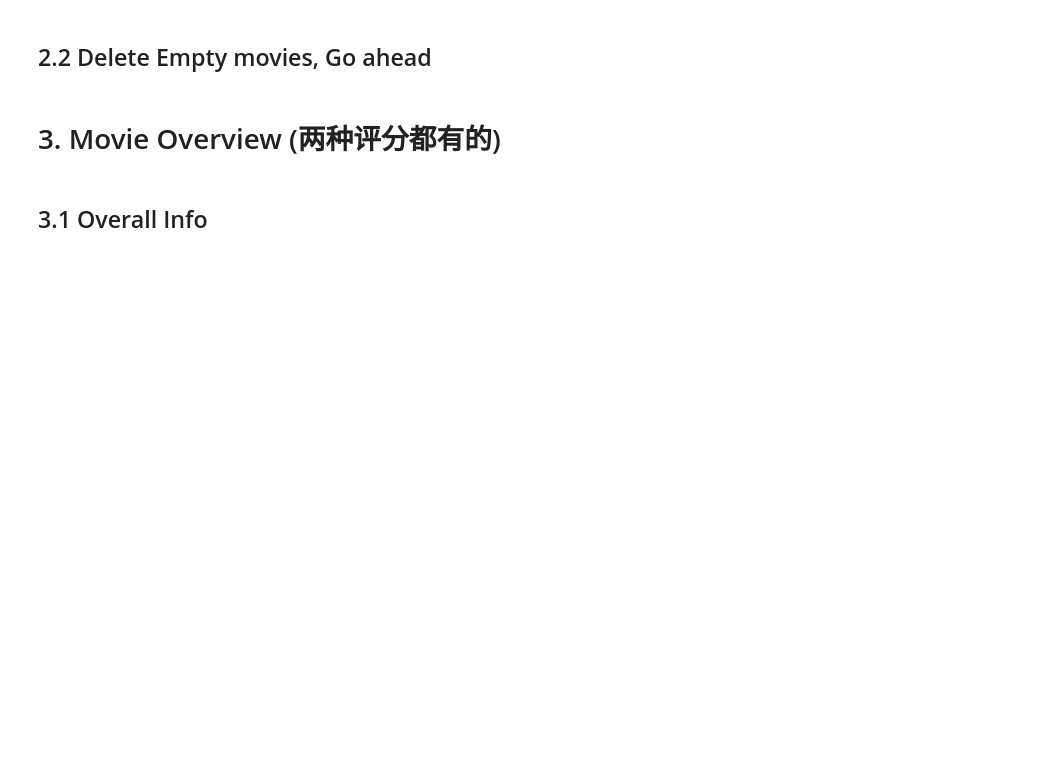
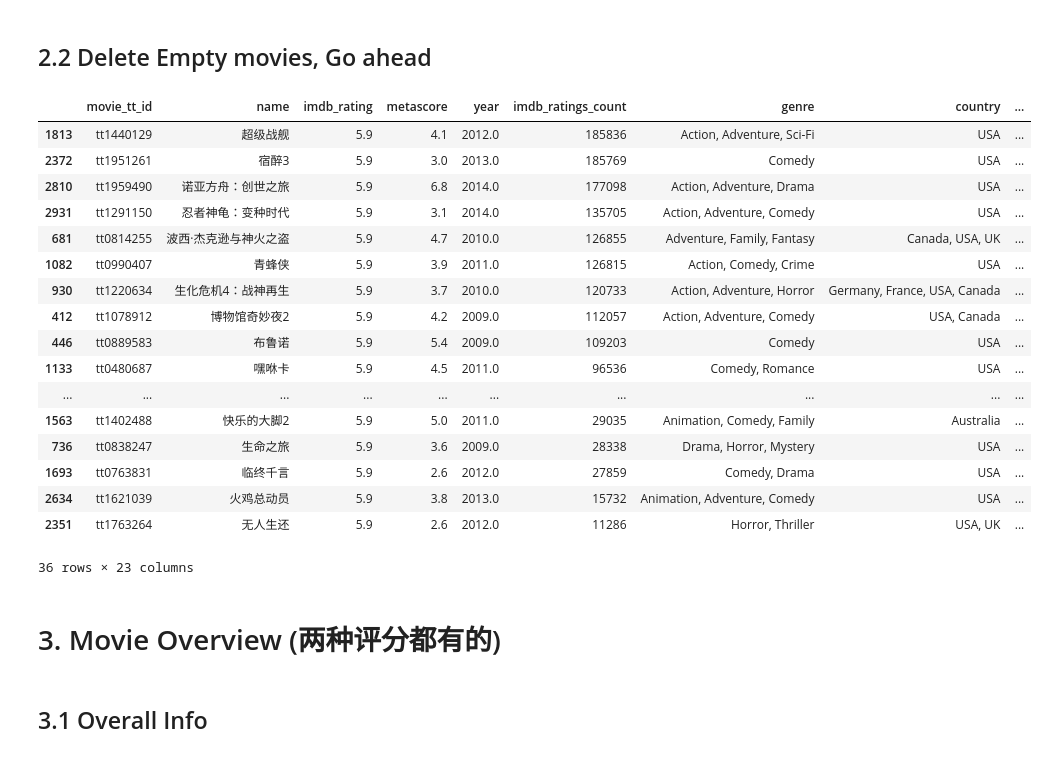
Before and after one commit to cqcn1991/movie-compare, a Jupyter notebook: application.ipynb, the cells around one changed output. Drawn from its saved outputs; the diff is of its cells as text; code cells hidden in the pictures; blank space fills up the shorter version.

```diff
--- a/application.ipynb
+++ b/application.ipynb
@@ -203,6 +203,27 @@ empty_df.plot(kind='scatter', x='imdb_rating', y='imdb_ratings_count', alpha=0.3
 ## 2.2 Delete Empty movies, Go ahead
 # %%
 df = df.query('db_rating > 0')
+# %%
+df.query('imdb_rating == 5.9').sort_values(by='imdb_ratings_count',ascending=False)
+# %% [output]
+|  | movie_tt_id | name | imdb_rating | metascore | year | imdb_ratings_count | genre | country | ... |
+| 1813 | tt1440129 | 超级战舰 | 5.9 | 4.1 | 2012.0 | 185836 | Action, Adventure, Sci-Fi | USA | ... |
+| 2372 | tt1951261 | 宿醉3 | 5.9 | 3.0 | 2013.0 | 185769 | Comedy | USA | ... |
+| 2810 | tt1959490 | 诺亚方舟：创世之旅 | 5.9 | 6.8 | 2014.0 | 177098 | Action, Adventure, Drama | USA | ... |
+| 2931 | tt1291150 | 忍者神龟：变种时代 | 5.9 | 3.1 | 2014.0 | 135705 | Action, Adventure, Comedy | USA | ... |
+| 681 | tt0814255 | 波西·杰克逊与神火之盗 | 5.9 | 4.7 | 2010.0 | 126855 | Adventure, Family, Fantasy | Canada, USA, UK | ... |
+| 1082 | tt0990407 | 青蜂侠 | 5.9 | 3.9 | 2011.0 | 126815 | Action, Comedy, Crime | USA | ... |
+| 930 | tt1220634 | 生化危机4：战神再生 | 5.9 | 3.7 | 2010.0 | 120733 | Action, Adventure, Horror | Germany, France, USA, Canada | ... |
+| 412 | tt1078912 | 博物馆奇妙夜2 | 5.9 | 4.2 | 2009.0 | 112057 | Action, Adventure, Comedy | USA, Canada | ... |
+| 446 | tt0889583 | 布鲁诺 | 5.9 | 5.4 | 2009.0 | 109203 | Comedy | USA | ... |
+| 1133 | tt0480687 | 嘿咻卡 | 5.9 | 4.5 | 2011.0 | 96536 | Comedy, Romance | USA | ... |
+| ... | ... | ... | ... | ... | ... | ... | ... | ... | ... |
+| 1563 | tt1402488 | 快乐的大脚2 | 5.9 | 5.0 | 2011.0 | 29035 | Animation, Comedy, Family | Australia | ... |
+| 736 | tt0838247 | 生命之旅 | 5.9 | 3.6 | 2009.0 | 28338 | Drama, Horror, Mystery | USA | ... |
+| 1693 | tt0763831 | 临终千言 | 5.9 | 2.6 | 2012.0 | 27859 | Comedy, Drama | USA | ... |
+| 2634 | tt1621039 | 火鸡总动员 | 5.9 | 3.8 | 2013.0 | 15732 | Animation, Adventure, Comedy | USA | ... |
+| 2351 | tt1763264 | 无人生还 | 5.9 | 2.6 | 2012.0 | 11286 | Horror, Thriller | USA, UK | ... |
+36 rows × 23 columns
 # %% [markdown]
 # 3. Movie Overview (两种评分都有的)
 # %% [markdown]
```
Also changed, not shown: parts of 23 cells of this notebook, 16 other files.
